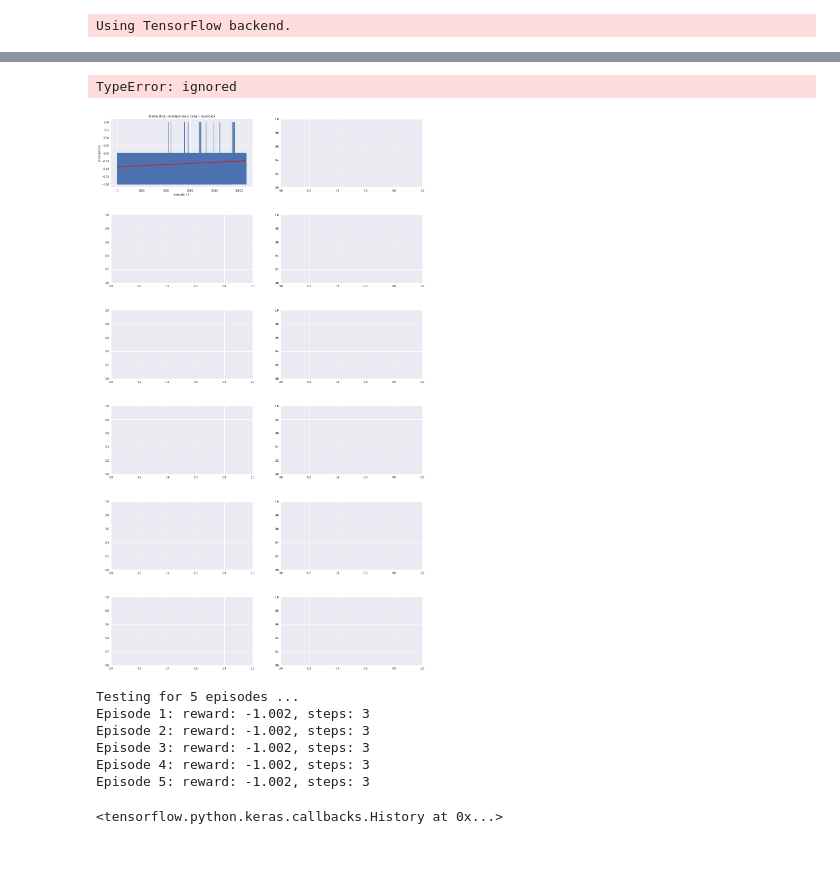
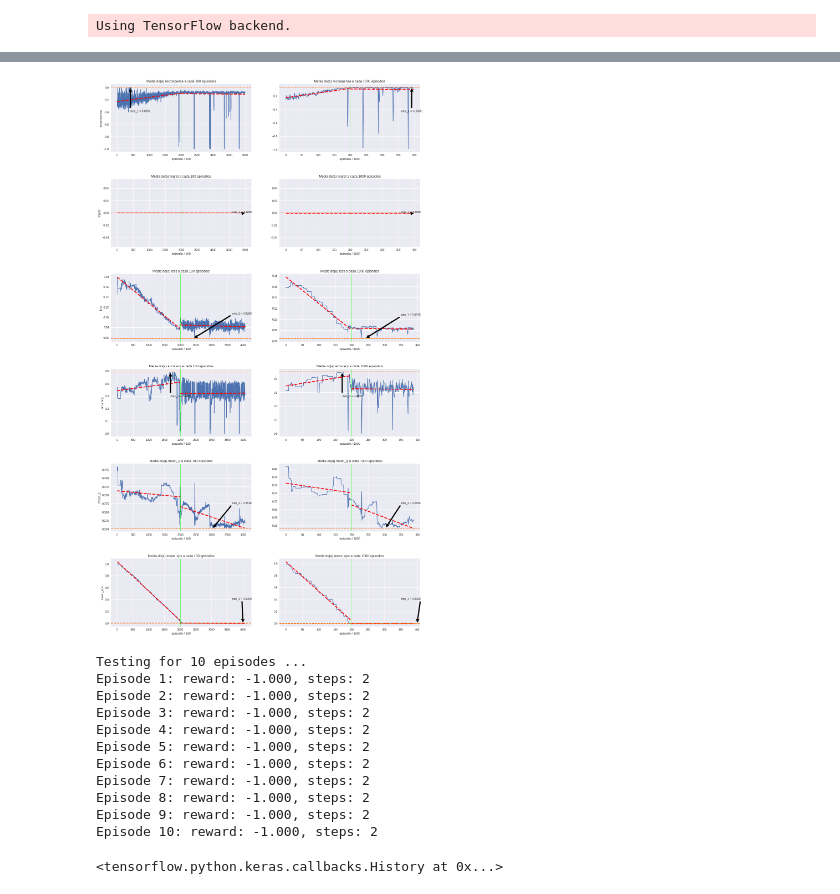
Before and after one commit to pigortekids/projetinhos, a Jupyter notebook: snake_ia/snake_ia.ipynb, the cells around one changed output, grey strips where cells are left out. Drawn from its saved outputs; the diff is of its cells as text; code cells hidden in the pictures; blank space fills up the shorter version.

```diff
--- a/snake_ia/snake_ia.ipynb
+++ b/snake_ia/snake_ia.ipynb
@@ -166,7 +168,7 @@ memoria = SequentialMemory(limit=50000, window_length=janela_aprendizado)
 modelo = cria_modelo( n_acoes, input_shape, 0.2 )
 metricas = ['accuracy']
 
-n_steps_1 = 500000
+n_steps_1 = 200000
 n_steps_2 = 200000
 n_steps_aquecimento = 100
 n_steps_1_por_1000 = int(n_steps_1 / 1000)
@@ -224,7 +248,7 @@ plt.style.use('seaborn')
 #nm_metricas = ['recompensa', 'regret', 'loss', 'accuracy', 'mean_q', 'mean_eps']
 nm_metricas = ['recompensa', 'regret', 'loss', 'accuracy', 'mean_q', 'mean_eps']
 metrica_max = [True, True, False, True, False, False]
-divisores = [1, 10] #quantidade de episodios a dividir a media
+divisores = [100, 1000] #quantidade de episodios a dividir a media
 result = resultados_treino
 n_resultados = len(result)
 tipo = 'treino_full'
@@ -307,45 +331,55 @@ for metrica_i in range(len(nm_metricas)):
             #linha de maximo_1
             anotacao_x_max = max_metrica_media_1[0]
             if max_metrica_media_1[0] > n_steps_media_total / 2:
                 anotacao_x_max = n_steps_media_total * 0.9
             anotacao_y_max = ((max_metrica_media_1[1] - min_metrica_media_1[1]) * 0.6) + min_metrica_media_1[1]
             axes.axhline(max_metrica_media_1[1], c='#ff6600', ls='--', linewidth=2, label='maximo_1')
             axes.annotate( 'max_1 = {:.4f}'.format(max_metrica_media_1[1]),
                                             xy=( max_metrica_media_1[0] , max_metrica_media_1[1] ),
                                             xytext=( anotacao_x_max , anotacao_y_max ),
                                             arrowprops=dict(facecolor='black', shrink=0.05) )
         else:
             #linha de minimo_1
             anotacao_x_min = min_metrica_media_1[0]
             if min_metrica_media_1[0] > n_steps_media_total / 2:
                 anotacao_x_min = n_steps_media_total * 0.9
             anotacao_y_min = ((max_metrica_media_1[1] - min_metrica_media_1[1]) * 0.4) + min_metrica_media_1[1]
             axes.axhline(min_metrica_media_1[1], c='#ff6600', ls='--', linewidth=2, label='minimo_1')
             axes.annotate( 'min_1 = {:.4f}'.format(min_metrica_media_1[1]),
                                             xy=( min_metrica_media_1[0] , min_metrica_media_1[1] ),
                                             xytext=( anotacao_x_min , anotacao_y_min ),
                                             arrowprops=dict(facecolor='black', shrink=0.03) )
         #linha do epsilon = 0
         axes.axvline( x=n_steps_media_treino_1, c='#00ff00' , linewidth=1, label='epsilon = 0')
 
         grafico += 1
 
 fig.show()
 fig.savefig('result_{}.png'.format(tipo), bbox_inches='tight') #salva o grafico em uma foto
 fig.savefig('{0}result_{1}.png'.format( caminho_export, tipo ), bbox_inches='tight') #salva o grafico em uma foto
 # %% [output]
-TypeError: ignored
-[figure, old version]
+[figure, new version]
 # %%
+ambiente = SnakeEnv( 1 ) #cria o ambiente para o jogo
+
+agente = DQNAgent( model=modelo, policy=GreedyQPolicy(), nb_actions=n_acoes, memory=memoria )
+agente.compile(optimizers.Adam(), metrics=metricas)
+agente.load_weights('dqn_2.h5f')
+
 resultados_teste = []
 callbacks_teste = []
 callbacks_teste.append( LambdaCallback( on_batch_end=lambda batch,logs: resultados_teste.append( logs ) ) )
-agente.test(ambiente, nb_episodes=5, verbose=1, visualize=False, callbacks=callbacks_teste)
+agente.test(ambiente, nb_episodes=10, verbose=1, visualize=False, callbacks=callbacks_teste)
 # %% [output]
-Testing for 5 episodes ...
-Episode 1: reward: -1.002, steps: 3
-Episode 2: reward: -1.002, steps: 3
-Episode 3: reward: -1.002, steps: 3
-Episode 4: reward: -1.002, steps: 3
-Episode 5: reward: -1.002, steps: 3
+Testing for 10 episodes ...
+Episode 1: reward: -1.000, steps: 2
+Episode 2: reward: -1.000, steps: 2
+Episode 3: reward: -1.000, steps: 2
+Episode 4: reward: -1.000, steps: 2
+Episode 5: reward: -1.000, steps: 2
+Episode 6: reward: -1.000, steps: 2
+Episode 7: reward: -1.000, steps: 2
+Episode 8: reward: -1.000, steps: 2
+Episode 9: reward: -1.000, steps: 2
+Episode 10: reward: -1.000, steps: 2
 <tensorflow.python.keras.callbacks.History at 0x...>
```
Also changed, not shown: parts of 8 cells of this notebook, 16 other files.
